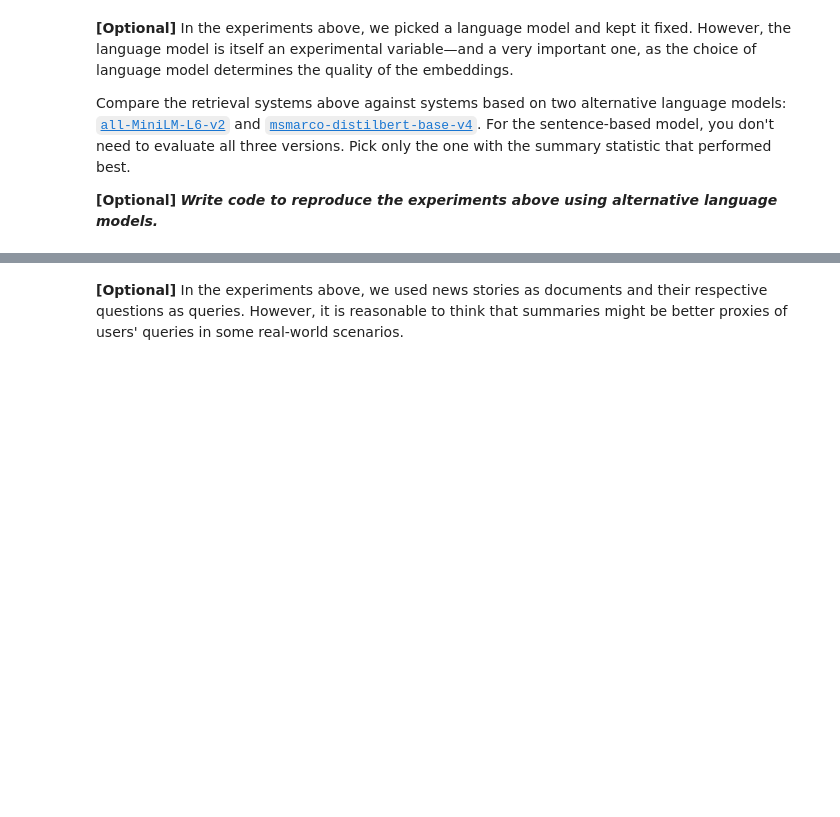
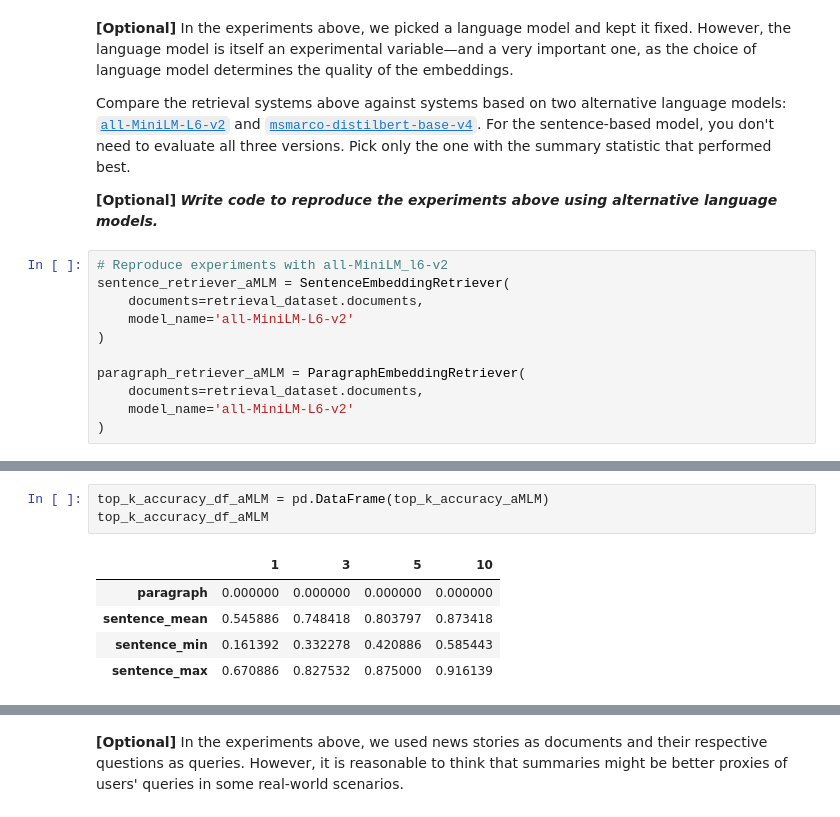
Before and after one commit to tosittig/CASAIS, a Jupyter notebook: CAS_project4_newsreader_chatbot_ts.ipynb, the cells around one changed output, grey strips where cells are left out. Drawn from its saved outputs; the diff is of its cells as text; blank space fills up the shorter version.

```diff
--- a/CAS_project4_newsreader_chatbot_ts.ipynb
+++ b/CAS_project4_newsreader_chatbot_ts.ipynb
@@ -860,3 +863,14 @@ top_k_accuracy_df
 Compare the retrieval systems above against systems based on two alternative language models: [`all-MiniLM-L6-v2`](https://huggingface.co/sentence-transformers/all-MiniLM-L6-v2) and [`msmarco-distilbert-base-v4`](https://huggingface.co/sentence-transformers/msmarco-distilbert-base-v4). For the sentence-based model, you don't need to evaluate all three versions. Pick only the one with the summary statistic that performed best.
 
 **[Optional]** ***Write code to reproduce the experiments above using alternative language models.***
+# %%
+# Reproduce experiments with all-MiniLM_l6-v2
+sentence_retriever_aMLM = SentenceEmbeddingRetriever(
+    documents=retrieval_dataset.documents,
+    model_name='all-MiniLM-L6-v2'
+)
+
+paragraph_retriever_aMLM = ParagraphEmbeddingRetriever(
+    documents=retrieval_dataset.documents,
+    model_name='all-MiniLM-L6-v2'
+)
@@ -862,0 +930,9 @@ Compare the retrieval systems above against systems based on two alternative lan
+# %%
+top_k_accuracy_df_aMLM = pd.DataFrame(top_k_accuracy_aMLM)
+top_k_accuracy_df_aMLM
+# %% [output]
+|  | 1 | 3 | 5 | 10 |
+| paragraph | 0.000000 | 0.000000 | 0.000000 | 0.000000 |
+| sentence_mean | 0.545886 | 0.748418 | 0.803797 | 0.873418 |
+| sentence_min | 0.161392 | 0.332278 | 0.420886 | 0.585443 |
+| sentence_max | 0.670886 | 0.827532 | 0.875000 | 0.916139 |
```
Also changed, not shown: parts of 38 cells of this notebook.
